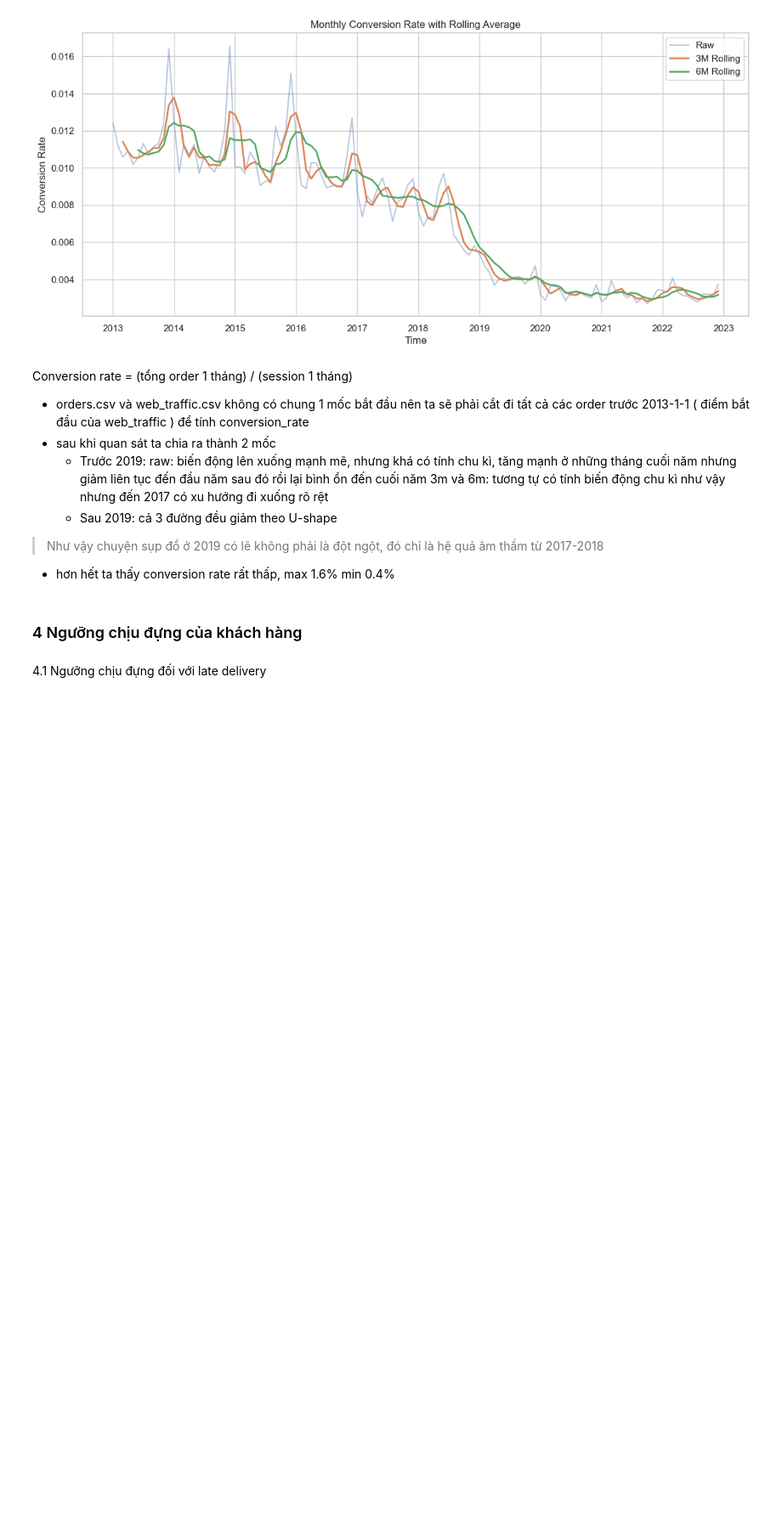
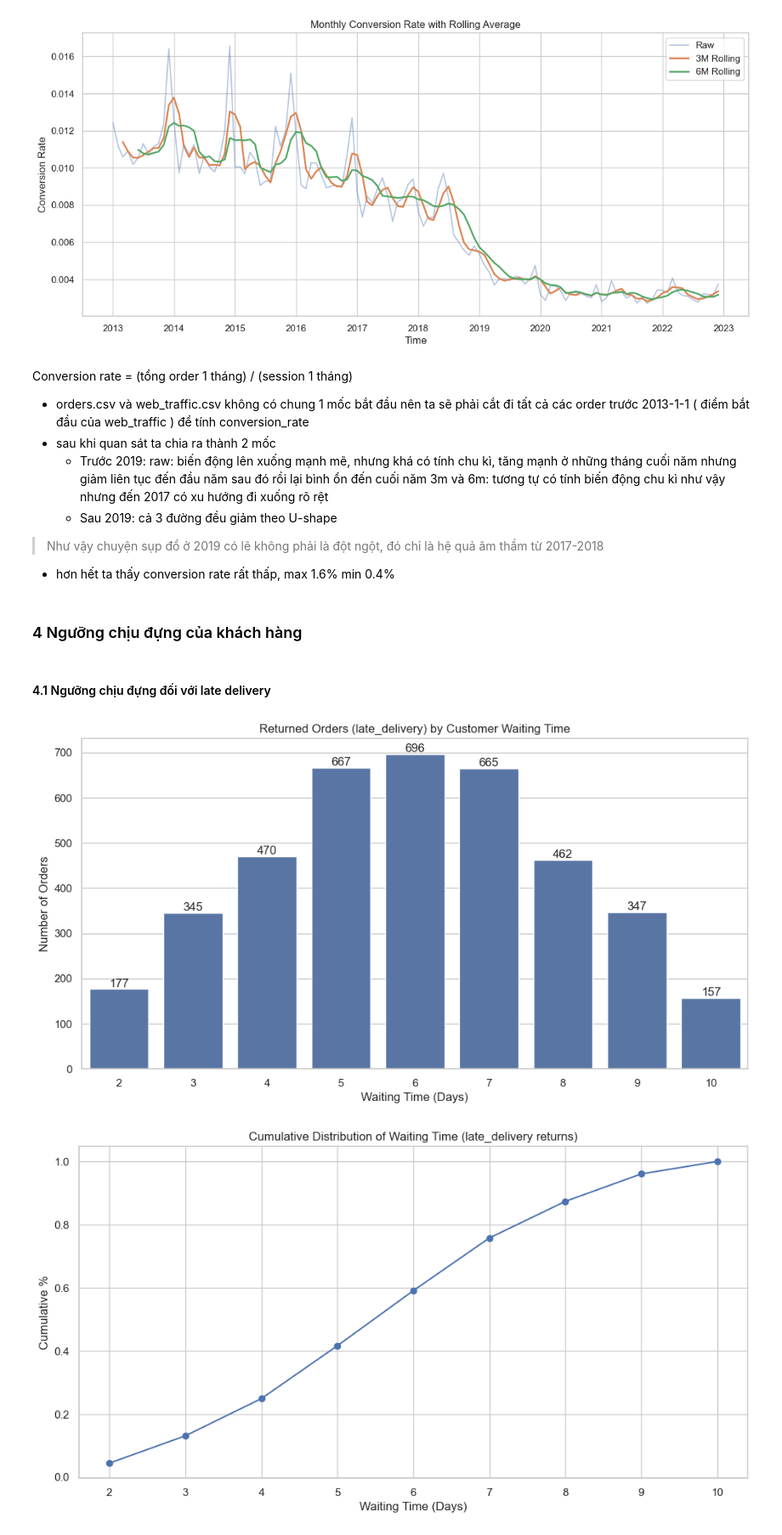
Before and after one commit to bee1zebub05/datathon-2026, a Jupyter notebook: insight.ipynb, the cells around one changed output. Shown at 85% size. Cells and saved outputs as stored; diff of their text form; code cells hidden in the pictures; blank space fills up the shorter version.

```diff
--- a/insight.ipynb
+++ b/insight.ipynb
@@ -68,4 +68,61 @@ Conversion rate = (tổng order 1 tháng) / (session 1 tháng)
 # %% [markdown]
 ### 4 Ngưỡng chịu đựng của khách hàng
 # %% [markdown]
-4.1 Ngưỡng chịu đựng đối với late delivery
+#### 4.1 Ngưỡng chịu đựng đối với late delivery
+# %%
+import pandas as pd
+import matplotlib.pyplot as plt
+import seaborn as sns
+
+sns.set(style="whitegrid")
+
+# Load data
+orders = pd.read_csv("data/orders.csv", parse_dates=["order_date"])
+shipments = pd.read_csv("data/shipments.csv", parse_dates=["ship_date", "delivery_date"])
+returns = pd.read_csv("data/returns.csv")
+
+df = orders.merge(shipments, on="order_id", how="inner")
+df = df.merge(returns, on="order_id", how="inner")
+
+df = df[
+    (df["order_status"] == "returned") &
+    (df["return_reason"] == "late_delivery")
+].copy()
+
+df["waiting_days"] = (df["delivery_date"] - df["order_date"]).dt.days
+
+# clean data
+df = df[df["waiting_days"] >= 0]
+
+waiting_dist = df["waiting_days"].value_counts().sort_index()
+
+plt.figure(figsize=(12,6))
+
+ax = sns.barplot(
+    x=waiting_dist.index,
+    y=waiting_dist.values
+)
+
+for i, v in enumerate(waiting_dist.values):
+    ax.text(i, v, str(v), ha='center', va='bottom')
+
+plt.title("Returned Orders (late_delivery) by Customer Waiting Time")
+plt.xlabel("Waiting Time (Days)")
+plt.ylabel("Number of Orders")
+
+plt.show()
+
+cum_dist = waiting_dist.cumsum() / waiting_dist.sum()
+
+plt.figure(figsize=(12,6))
+
+cum_dist.plot(marker='o')
+
+plt.title("Cumulative Distribution of Waiting Time (late_delivery returns)")
+plt.xlabel("Waiting Time (Days)")
+plt.ylabel("Cumulative %")
+
+plt.show()
+# %% [output]
+[figure, added]
+[figure, added]
```
Also changed, not shown: parts of 11 cells of this notebook.
